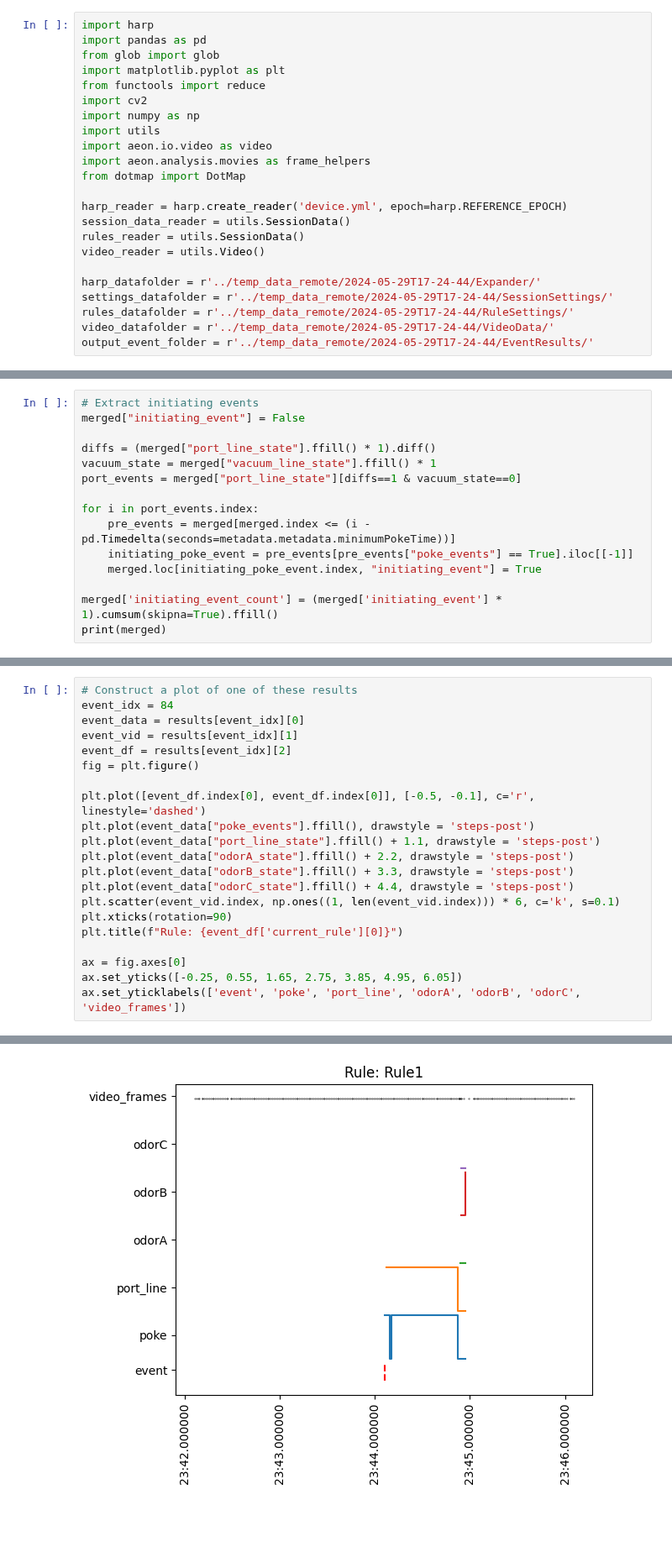
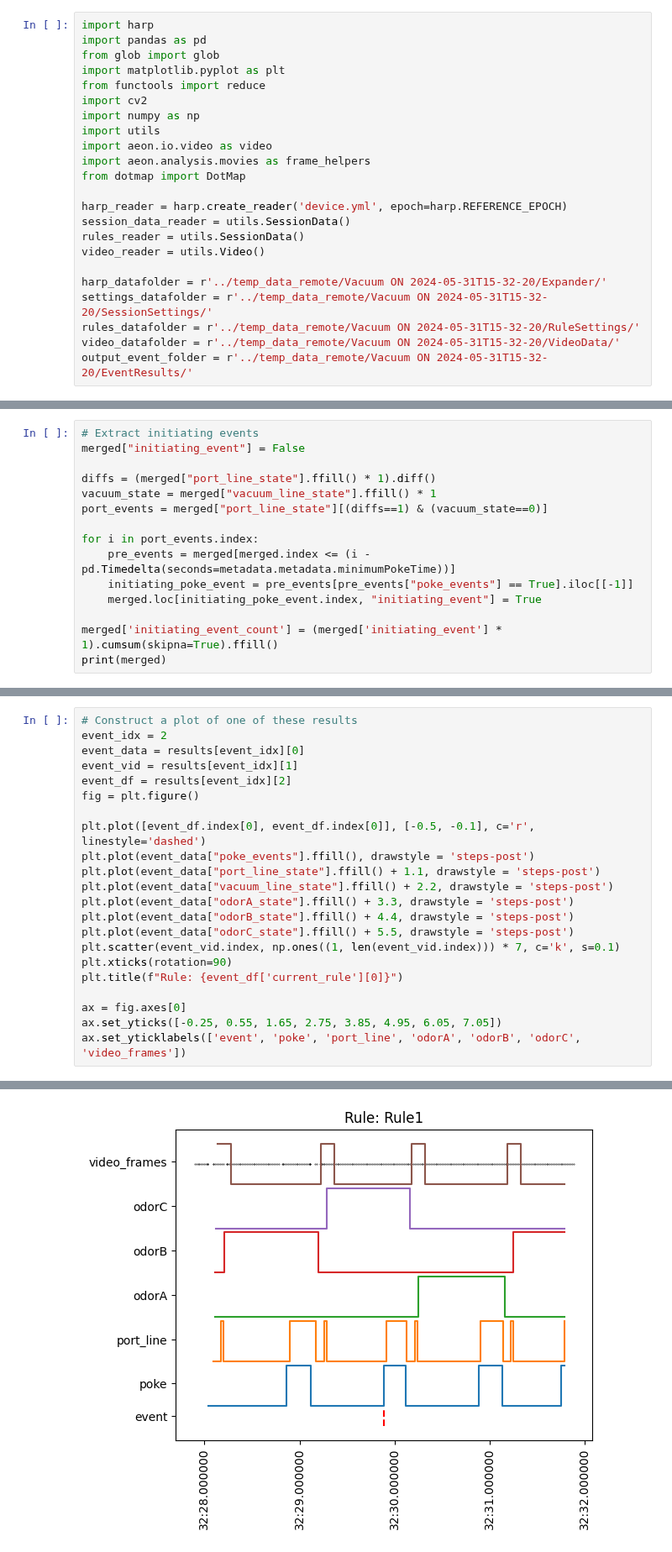
Before and after one commit to goatsofnaxos/Delphi, a Jupyter notebook: analysis/postprocess.ipynb, the cells around one changed output, grey strips where cells are left out. Shown at 84% size. Saved outputs shown, nothing was run; the diff lists cells and outputs as text; blank space fills up the shorter version.

Commit message:
Add vacuum line to event plot

```diff
--- a/analysis/postprocess.ipynb
+++ b/analysis/postprocess.ipynb
@@ -16,11 +16,11 @@ session_data_reader = utils.SessionData()
 rules_reader = utils.SessionData()
 video_reader = utils.Video()
 
-harp_datafolder = r'../temp_data_remote/2024-05-29T17-24-44/Expander/'
-settings_datafolder = r'../temp_data_remote/2024-05-29T17-24-44/SessionSettings/'
-rules_datafolder = r'../temp_data_remote/2024-05-29T17-24-44/RuleSettings/'
-video_datafolder = r'../temp_data_remote/2024-05-29T17-24-44/VideoData/'
-output_event_folder = r'../temp_data_remote/2024-05-29T17-24-44/EventResults/'
+harp_datafolder = r'../temp_data_remote/Vacuum ON 2024-05-31T15-32-20/Expander/'
+settings_datafolder = r'../temp_data_remote/Vacuum ON 2024-05-31T15-32-20/SessionSettings/'
+rules_datafolder = r'../temp_data_remote/Vacuum ON 2024-05-31T15-32-20/RuleSettings/'
+video_datafolder = r'../temp_data_remote/Vacuum ON 2024-05-31T15-32-20/VideoData/'
+output_event_folder = r'../temp_data_remote/Vacuum ON 2024-05-31T15-32-20/EventResults/'
 # %%
 # read experiment metadata
 session_settings = utils.load_json(session_data_reader, settings_datafolder)
@@ -118,7 +118,7 @@ merged["initiating_event"] = False
 
 diffs = (merged["port_line_state"].ffill() * 1).diff()
 vacuum_state = merged["vacuum_line_state"].ffill() * 1
-port_events = merged["port_line_state"][diffs==1 & vacuum_state==0]
+port_events = merged["port_line_state"][(diffs==1) & (vacuum_state==0)]
 
 for i in port_events.index:
     pre_events = merged[merged.index <= (i - pd.Timedelta(seconds=metadata.metadata.minimumPokeTime))]
@@ -230,34 +246,35 @@ Time
 [1 rows x 26 columns])]
 # %%
 # Construct a plot of one of these results
-event_idx = 84
+event_idx = 2
 event_data = results[event_idx][0]
 event_vid = results[event_idx][1]
 event_df = results[event_idx][2]
 fig = plt.figure()
 
 plt.plot([event_df.index[0], event_df.index[0]], [-0.5, -0.1], c='r', linestyle='dashed')
 plt.plot(event_data["poke_events"].ffill(), drawstyle = 'steps-post')
 plt.plot(event_data["port_line_state"].ffill() + 1.1, drawstyle = 'steps-post')
-plt.plot(event_data["odorA_state"].ffill() + 2.2, drawstyle = 'steps-post')
-plt.plot(event_data["odorB_state"].ffill() + 3.3, drawstyle = 'steps-post')
-plt.plot(event_data["odorC_state"].ffill() + 4.4, drawstyle = 'steps-post')
-plt.scatter(event_vid.index, np.ones((1, len(event_vid.index))) * 6, c='k', s=0.1)
+plt.plot(event_data["vacuum_line_state"].ffill() + 2.2, drawstyle = 'steps-post')
+plt.plot(event_data["odorA_state"].ffill() + 3.3, drawstyle = 'steps-post')
+plt.plot(event_data["odorB_state"].ffill() + 4.4, drawstyle = 'steps-post')
+plt.plot(event_data["odorC_state"].ffill() + 5.5, drawstyle = 'steps-post')
+plt.scatter(event_vid.index, np.ones((1, len(event_vid.index))) * 7, c='k', s=0.1)
 plt.xticks(rotation=90)
 plt.title(f"Rule: {event_df['current_rule'][0]}")
 
 ax = fig.axes[0]
-ax.set_yticks([-0.25, 0.55, 1.65, 2.75, 3.85, 4.95, 6.05])
+ax.set_yticks([-0.25, 0.55, 1.65, 2.75, 3.85, 4.95, 6.05, 7.05])
 ax.set_yticklabels(['event', 'poke', 'port_line', 'odorA', 'odorB', 'odorC', 'video_frames'])
 # %% [output]
 [Text(0, -0.25, 'event'),
  Text(0, 0.55, 'poke'),
  Text(0, 1.65, 'port_line'),
  Text(0, 2.75, 'odorA'),
  Text(0, 3.85, 'odorB'),
  Text(0, 4.95, 'odorC'),
  Text(0, 6.05, 'video_frames')]
-[figure, old version]
+[figure, new version]
 # %%
 def create_event_video(experiment_state: pd.DataFrame, event_frame_data: pd.DataFrame, event_df: pd.DataFrame):
     # get all frames
```
Also changed, not shown: parts of 6 cells of this notebook.
